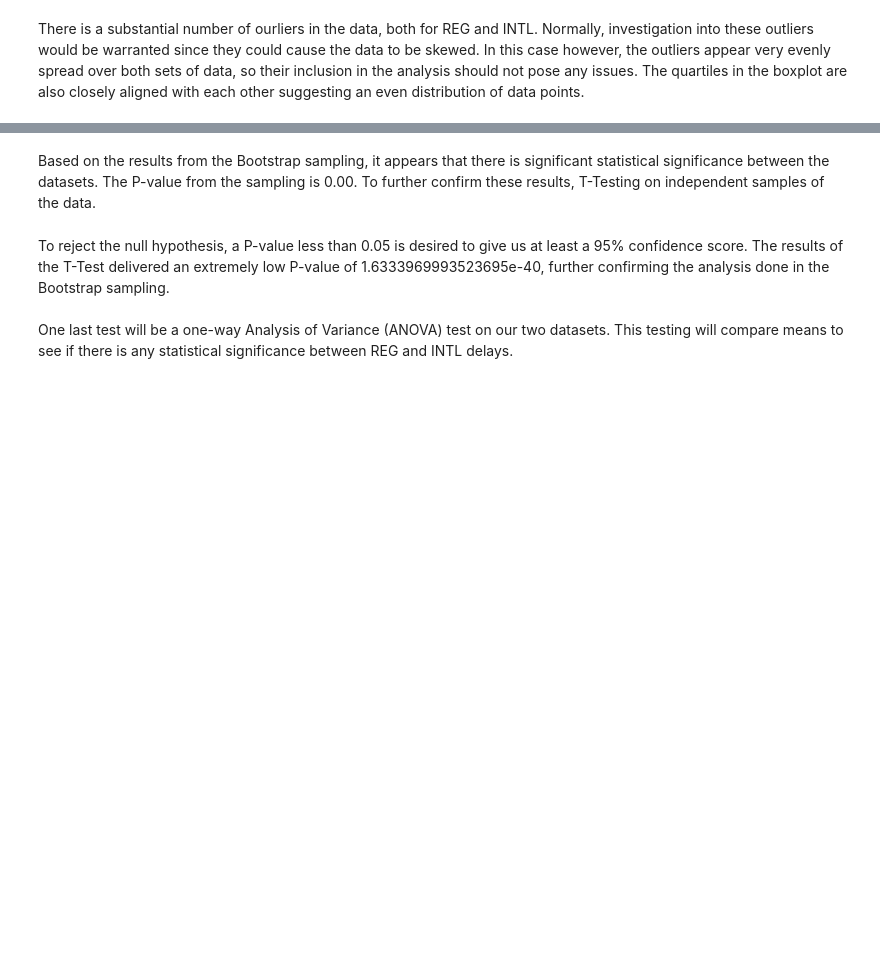
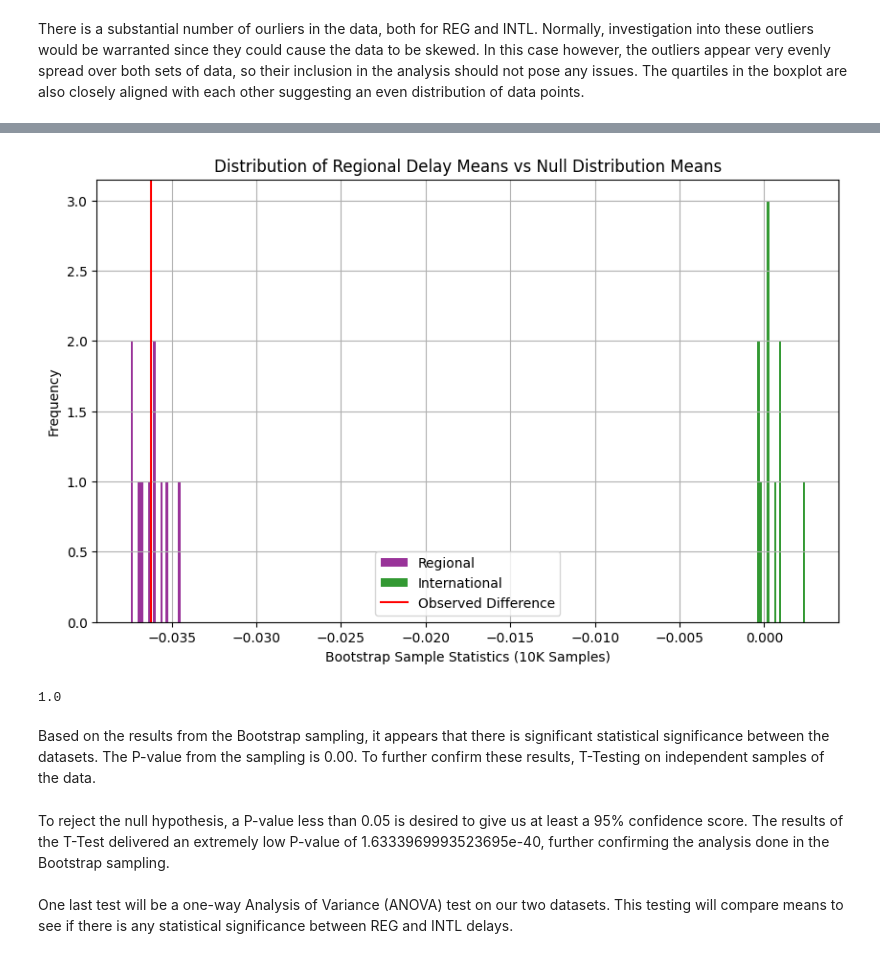
Before and after one commit to GaryLBentley/FlightDelays, a Jupyter notebook: FlightDelays.ipynb, the cells around one changed output, grey strips where cells are left out. Saved outputs shown, nothing was run; the diff lists cells and outputs as text; code cells hidden in the pictures; blank space fills up the shorter version.

```diff
--- a/FlightDelays.ipynb
+++ b/FlightDelays.ipynb
@@ -458,4 +457,0 @@ df_intl['DELAYED'].sum() / df_intl.shape[0], df_reg['DELAYED'].sum() / df_reg.sh
-# %%
-reg_delay_rate = 0
-obs_diff = 0
-intl_delay_rate = 0
@@ -669,3 +491,50 @@ treatment_group.head()
+# %%
+# Itterations   Elapsed Time
+# 10            1m 23s
+# 100           14m 7s
+# 1000
+# 10000
+
+diffs = []
+
+for _ in range(1000):
+
+    # Capture a stratified sample of 20% of the flight data
+    b_samp = df_flights.groupby('Status').apply(lambda x: x.sample(frac=0.20, replace=True)).reset_index(drop=True)
+
+    # Create dataframes for the Control and Experiement groups
+    control_df = b_samp.query('Status == "INTL"')
+    experiment_df = b_samp.query('Status == "REG"')
+
+    # Calculate the rate (percentage) of delayed flights for both groups
+    control_rate = control_df['DELAYED'].sum() / len(control_df['DELAYED'])
+    experiment_rate = experiment_df['DELAYED'].sum() / len(experiment_df['DELAYED'])
+
+    # Append the difference between rates
+    diffs.append(experiment_rate - control_rate)
+# %%
+diffs_null = np.array(diffs)
+null_vals = np.random.normal(0, diffs_null.std(), diffs_null.size)
+# %%
+plt.figure(figsize=(10, 6))
+plt.hist(diffs, alpha=0.8, bins=20, color='purple', label='Regional')
+plt.hist(null_vals, alpha=0.8, bins=20, color='green', label='International')
+plt.axvline(x=obs_diff, color='red', linestyle='-', label='Observed Difference')
+plt.legend()
+plt.xlabel('Bootstrap Sample Statistics (10K Samples)')
+plt.ylabel('Frequency')
+plt.title('Distribution of Regional Delay Means vs Null Distribution Means')
+plt.grid(True)
+
+# Show plot
+plt.show()
+# %% [output]
+[figure, added]
+# %%
+p_val = (null_vals > abs(obs_diff)).mean()
+p_val
+# %% [output]
+1.0
 # %% [markdown]
 Based on the results from the Bootstrap sampling, it appears that there is significant statistical significance between the datasets. The P-value from the sampling is 0.00. To further confirm these results, T-Testing on independent samples of the data.
 # %%
```
Also changed, not shown: parts of 13 cells of this notebook.
